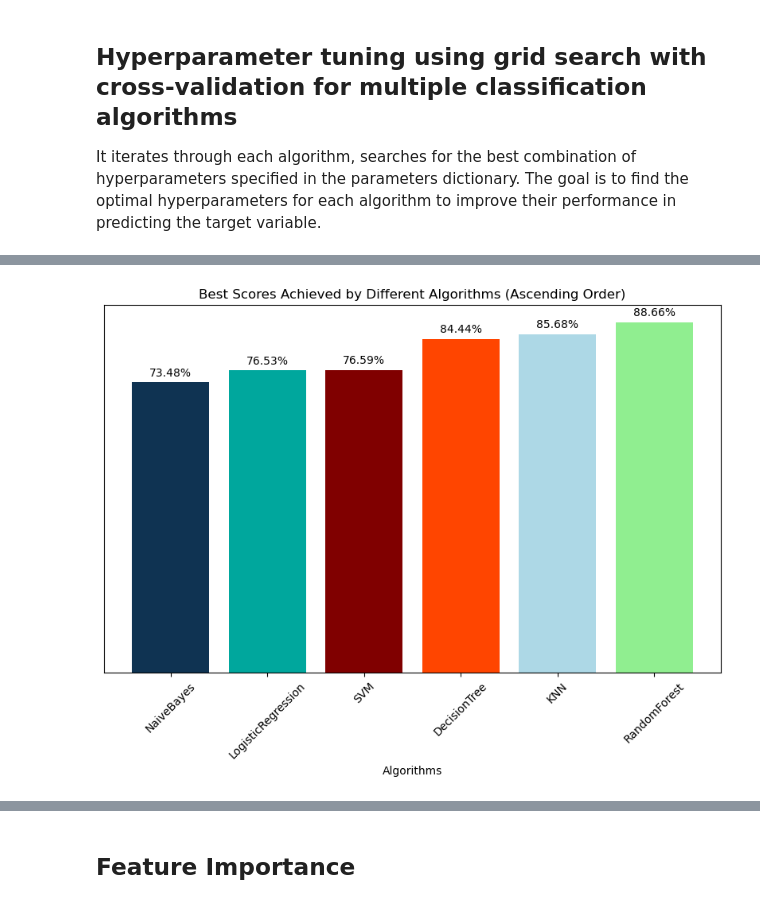
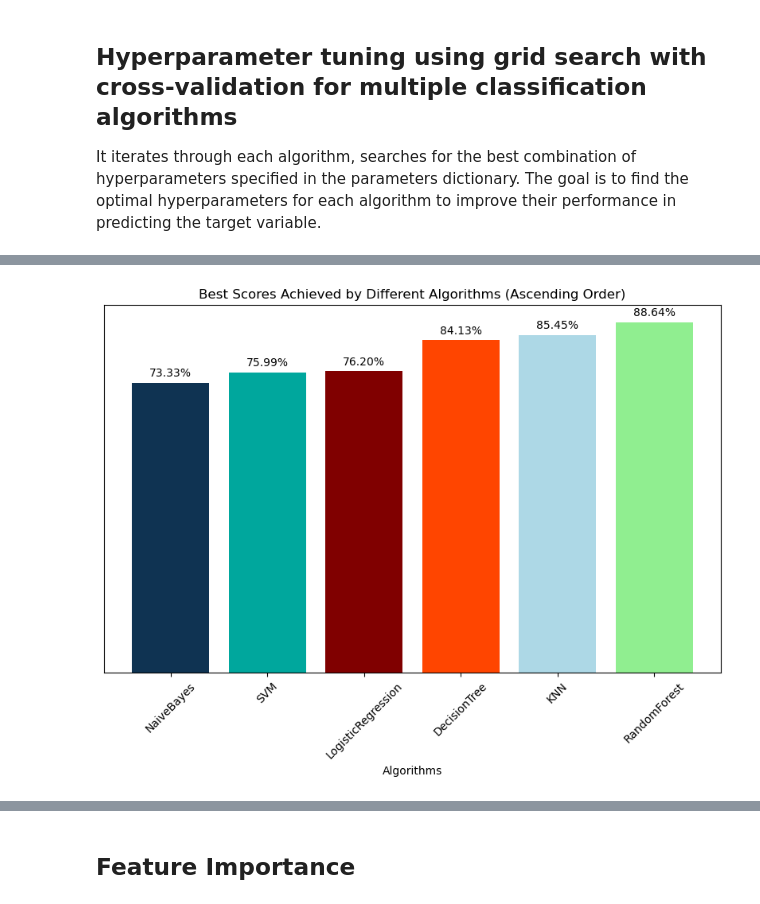
Before and after one commit to Cynthiachelangat/h1n1vaccineprediction, a Jupyter notebook: main.ipynb, the cells around one changed output, grey strips where cells are left out. Saved outputs shown, nothing was run; the diff lists cells and outputs as text; code cells hidden in the pictures.

```diff
--- a/main.ipynb
+++ b/main.ipynb
@@ -1335,7 +1335,7 @@ KNN, Naive Bayes, SVM, and Logistic Regression have slightly lower mean cross-va
 # %%
 # Define classifiers and their mean cross-validation scores
 classifiers = ['Decision Tree', 'Random Forest', 'KNN', 'Naive Bayes', 'SVM', 'Logistic Regression']
-mean_scores = [0.834, 0.895, 0.819, 0.729, 0.756, 0.756]  # Mean cross-validation scores from your results
+mean_scores = [0.835, 0.897, 0.822, 0.733, 0.759, 0.762]  # Mean cross-validation scores from your results
 
 # Sort classifiers and mean scores in ascending order of mean scores
 classifiers, mean_scores = zip(*sorted(zip(classifiers, mean_scores), key=lambda x: x[1]))
@@ -1516,28 +1524,28 @@ Best score: 0.7557005520950506
 # %%
 # Define algorithm names and best scores
 algorithms = ['DecisionTree', 'RandomForest', 'KNN', 'NaiveBayes', 'SVM', 'LogisticRegression']
-best_scores = [0.8443721580686496, 0.8866442601165296, 0.856791407682109, 0.7348076739621975, 0.765903907133392, 0.7652813203623875]
+best_scores = [0.8413462761757866, 0.8863514867665165, 0.8544859069374106, 0.7332981105233161, 0.7598790366675877, 0.7620446497964194]
 
 # Sort algorithms and best scores based on scores
 sorted_indices = sorted(range(len(best_scores)), key=lambda k: best_scores[k])
 sorted_algorithms = [algorithms[i] for i in sorted_indices]
 sorted_scores = [best_scores[i] for i in sorted_indices]
 
 # Plot the best scores for each algorithm
 plt.figure(figsize=(10, 6))
 bars = plt.bar(sorted_algorithms, sorted_scores, color=hospital_colors)
 
 # Add scores on top of the bars
 for bar, score in zip(bars, sorted_scores):
     plt.text(bar.get_x() + bar.get_width() / 2, bar.get_height() + 0.01, f'{score:.2%}', ha='center', va='bottom')
 
 # Remove y-axis
 plt.gca().axes.get_yaxis().set_visible(False)
 
 plt.xlabel('Algorithms')
 plt.title('Best Scores Achieved by Different Algorithms (Ascending Order)')
 plt.xticks(rotation=45)
 plt.savefig('images/hyperparam_sorted.png')
 plt.show()
 # %% [output]
-[figure, old version]
+[figure, new version]
```
Also changed, not shown: parts of 39 cells of this notebook, 12 other files.
